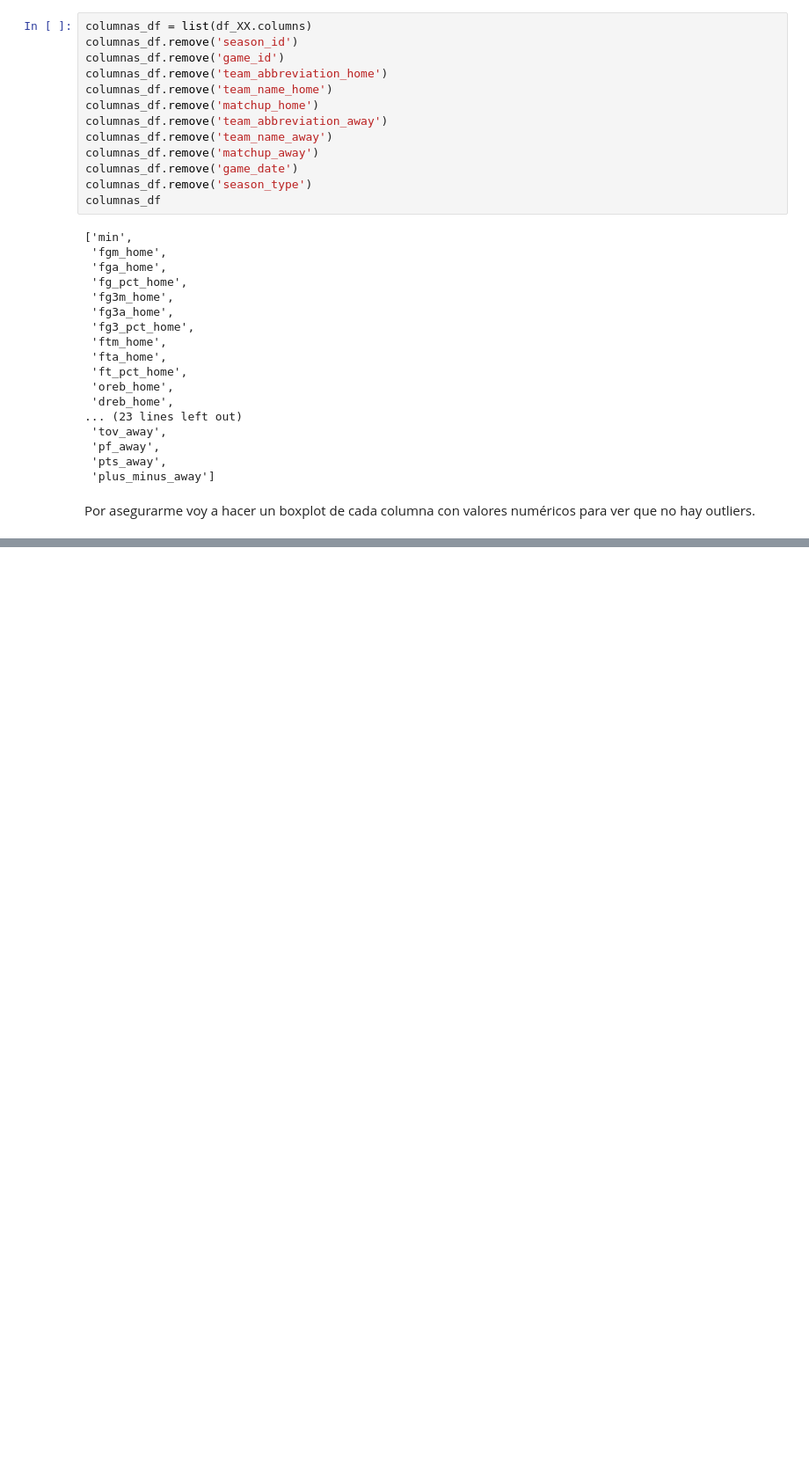
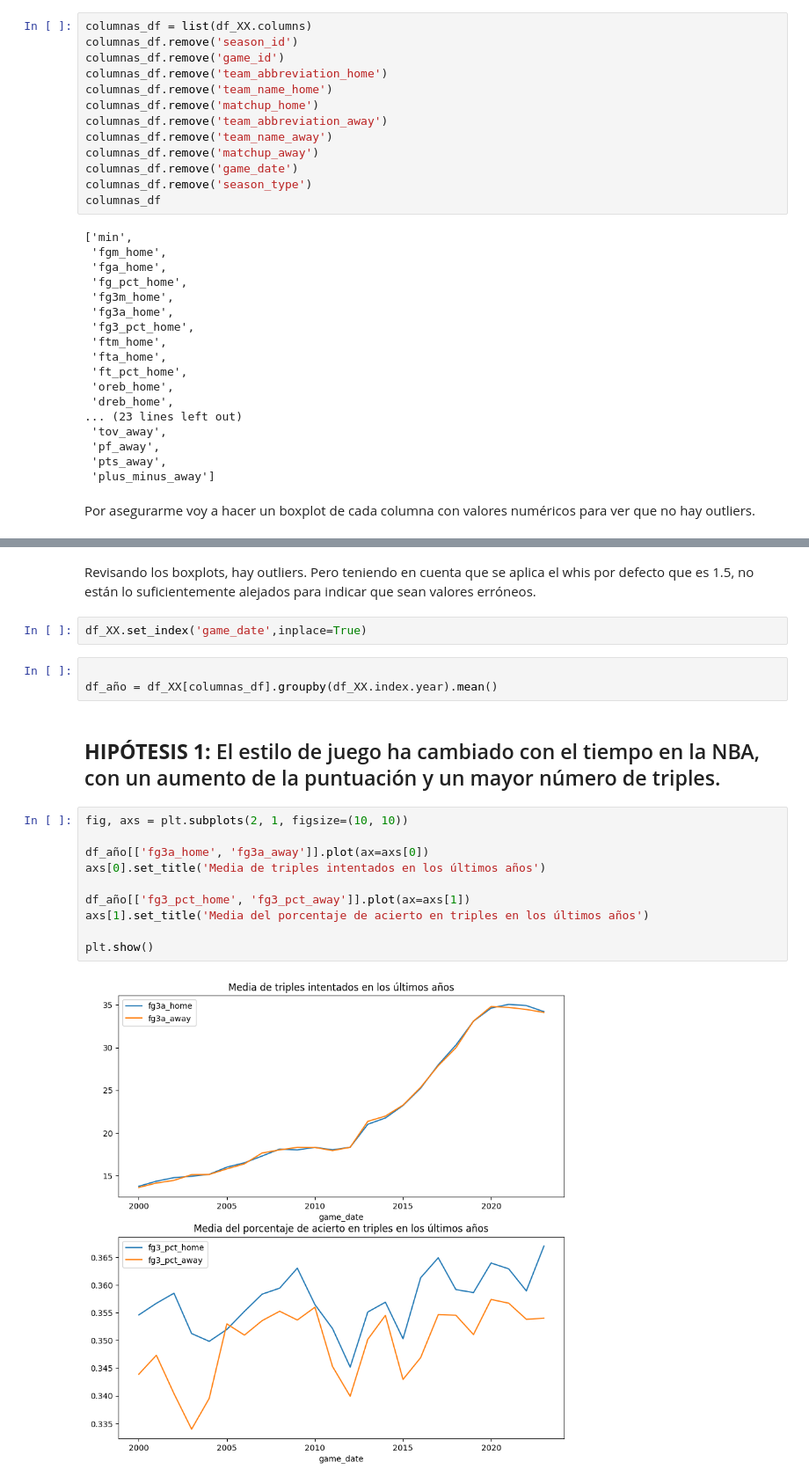
Before and after one commit to Auzmendi/NBA_EDA, a Jupyter notebook: first_look/game.ipynb, the cells around one changed output, grey strips where cells are left out. Shown at 88% size. Saved outputs shown, nothing was run; the diff lists cells and outputs as text; blank space fills up the shorter version.

```diff
--- a/first_look/game.ipynb
+++ b/first_look/game.ipynb
@@ -531,0 +527,21 @@ AttributeError: 'Axes' object has no attribute 'show'
+# %% [markdown]
+Revisando los boxplots, hay outliers. Pero teniendo en cuenta que se aplica el whis por defecto que es 1.5, no están lo suficientemente alejados para indicar que sean valores erróneos.
+# %%
+df_XX.set_index('game_date',inplace=True)
+# %%
+
+df_año = df_XX[columnas_df].groupby(df_XX.index.year).mean()
+# %% [markdown]
+## **HIPÓTESIS 1:** El estilo de juego ha cambiado con el tiempo en la NBA, con un aumento de la puntuación y un mayor número de triples.
+# %%
+fig, axs = plt.subplots(2, 1, figsize=(10, 10))
+
+df_año[['fg3a_home', 'fg3a_away']].plot(ax=axs[0])
+axs[0].set_title('Media de triples intentados en los últimos años')
+
+df_año[['fg3_pct_home', 'fg3_pct_away']].plot(ax=axs[1])
+axs[1].set_title('Media del porcentaje de acierto en triples en los últimos años')
+
+plt.show()
+# %% [output]
+[figure, added]
```
Also changed, not shown: parts of 28 cells of this notebook, 4 other files.
